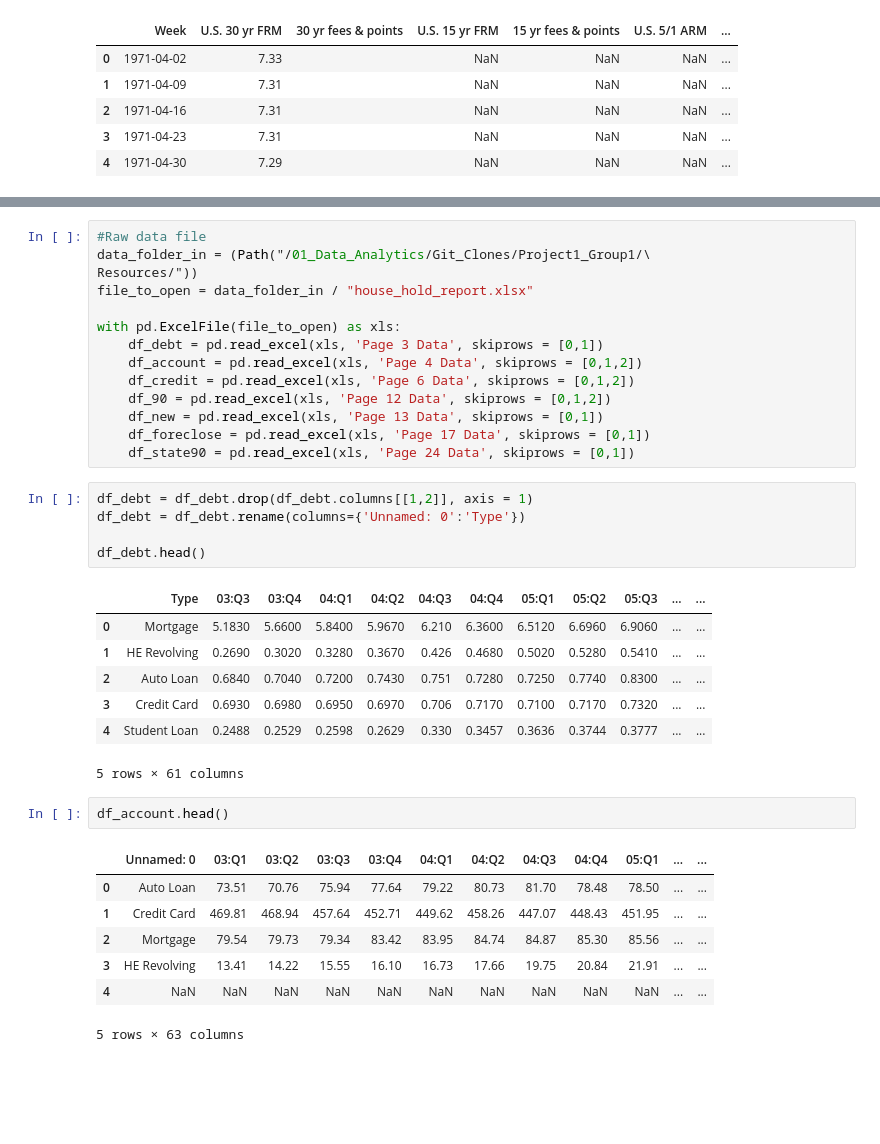
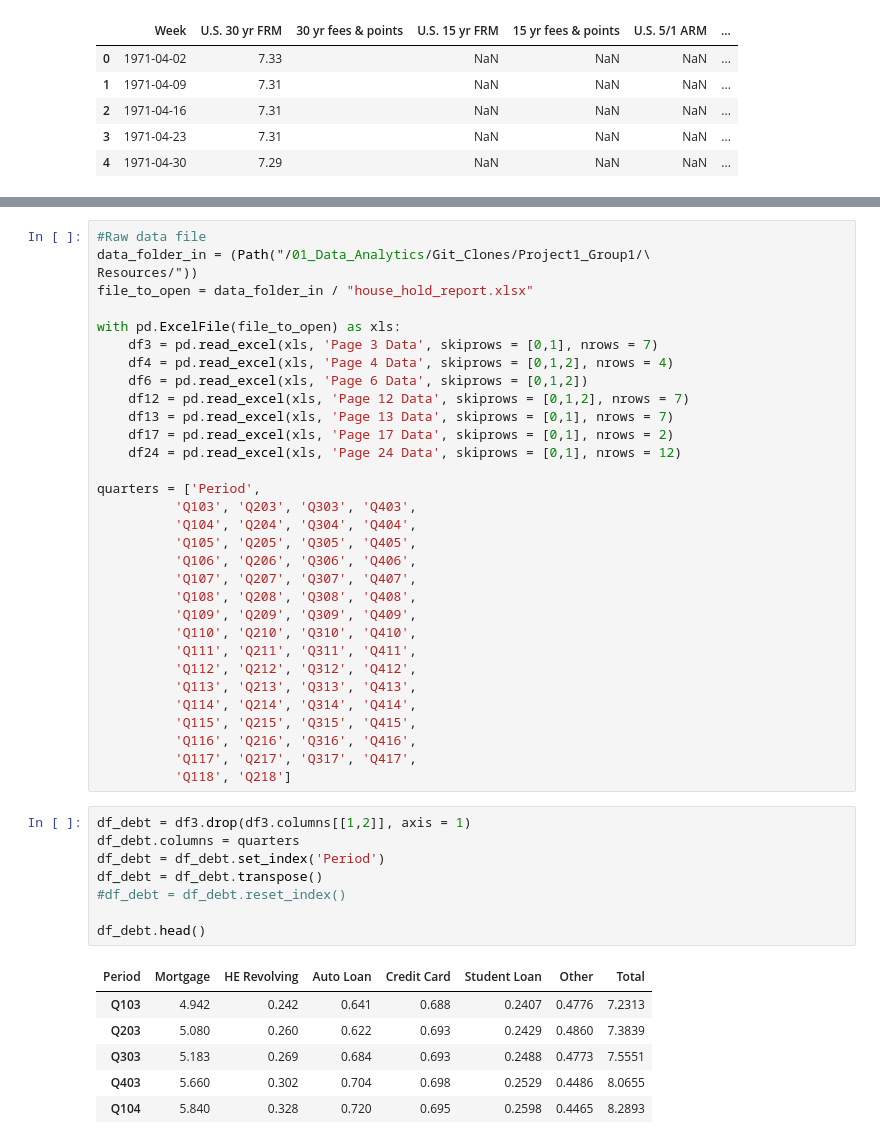
Before and after one commit to bowielh/Project1_Group1, a Jupyter notebook: Housing_Bubble.ipynb, the cells around one changed output, grey strips where cells are left out. Drawn from its saved outputs; the diff is of its cells as text; blank space fills up the shorter version.

Commit message:
Finish dataframe formatting and begin charting.

```diff
--- a/Housing_Bubble.ipynb
+++ b/Housing_Bubble.ipynb
@@ -52,33 +52,43 @@ Resources/"))
 file_to_open = data_folder_in / "house_hold_report.xlsx"
 
 with pd.ExcelFile(file_to_open) as xls:
-    df_debt = pd.read_excel(xls, 'Page 3 Data', skiprows = [0,1])
-    df_account = pd.read_excel(xls, 'Page 4 Data', skiprows = [0,1,2])
-    df_credit = pd.read_excel(xls, 'Page 6 Data', skiprows = [0,1,2])
-    df_90 = pd.read_excel(xls, 'Page 12 Data', skiprows = [0,1,2])
-    df_new = pd.read_excel(xls, 'Page 13 Data', skiprows = [0,1])
-    df_foreclose = pd.read_excel(xls, 'Page 17 Data', skiprows = [0,1])
-    df_state90 = pd.read_excel(xls, 'Page 24 Data', skiprows = [0,1])
+    df3 = pd.read_excel(xls, 'Page 3 Data', skiprows = [0,1], nrows = 7)
+    df4 = pd.read_excel(xls, 'Page 4 Data', skiprows = [0,1,2], nrows = 4)
+    df6 = pd.read_excel(xls, 'Page 6 Data', skiprows = [0,1,2])
+    df12 = pd.read_excel(xls, 'Page 12 Data', skiprows = [0,1,2], nrows = 7)
+    df13 = pd.read_excel(xls, 'Page 13 Data', skiprows = [0,1], nrows = 7)
+    df17 = pd.read_excel(xls, 'Page 17 Data', skiprows = [0,1], nrows = 2)
+    df24 = pd.read_excel(xls, 'Page 24 Data', skiprows = [0,1], nrows = 12)
+
+quarters = ['Period',
+          'Q103', 'Q203', 'Q303', 'Q403',
+          'Q104', 'Q204', 'Q304', 'Q404',
+          'Q105', 'Q205', 'Q305', 'Q405',
+          'Q106', 'Q206', 'Q306', 'Q406',
+          'Q107', 'Q207', 'Q307', 'Q407',
+          'Q108', 'Q208', 'Q308', 'Q408',
+          'Q109', 'Q209', 'Q309', 'Q409',
+          'Q110', 'Q210', 'Q310', 'Q410',
+          'Q111', 'Q211', 'Q311', 'Q411',
+          'Q112', 'Q212', 'Q312', 'Q412',
+          'Q113', 'Q213', 'Q313', 'Q413',
+          'Q114', 'Q214', 'Q314', 'Q414',
+          'Q115', 'Q215', 'Q315', 'Q415',
+          'Q116', 'Q216', 'Q316', 'Q416',
+          'Q117', 'Q217', 'Q317', 'Q417',
+          'Q118', 'Q218']
 # %%
-df_debt = df_debt.drop(df_debt.columns[[1,2]], axis = 1)
-df_debt = df_debt.rename(columns={'Unnamed: 0':'Type'})
+df_debt = df3.drop(df3.columns[[1,2]], axis = 1)
+df_debt.columns = quarters
+df_debt = df_debt.set_index('Period')
+df_debt = df_debt.transpose()
+#df_debt = df_debt.reset_index()
 
 df_debt.head()
 # %% [output]
-|  | Type | 03:Q3 | 03:Q4 | 04:Q1 | 04:Q2 | 04:Q3 | 04:Q4 | 05:Q1 | 05:Q2 | 05:Q3 | ... | ... |
-| 0 | Mortgage | 5.1830 | 5.6600 | 5.8400 | 5.9670 | 6.210 | 6.3600 | 6.5120 | 6.6960 | 6.9060 | ... | ... |
-| 1 | HE Revolving | 0.2690 | 0.3020 | 0.3280 | 0.3670 | 0.426 | 0.4680 | 0.5020 | 0.5280 | 0.5410 | ... | ... |
-| 2 | Auto Loan | 0.6840 | 0.7040 | 0.7200 | 0.7430 | 0.751 | 0.7280 | 0.7250 | 0.7740 | 0.8300 | ... | ... |
-| 3 | Credit Card | 0.6930 | 0.6980 | 0.6950 | 0.6970 | 0.706 | 0.7170 | 0.7100 | 0.7170 | 0.7320 | ... | ... |
-| 4 | Student Loan | 0.2488 | 0.2529 | 0.2598 | 0.2629 | 0.330 | 0.3457 | 0.3636 | 0.3744 | 0.3777 | ... | ... |
+| Period | Mortgage | HE Revolving | Auto Loan | Credit Card | Student Loan | Other | Total |
+| Q103 | 4.942 | 0.242 | 0.641 | 0.688 | 0.2407 | 0.4776 | 7.2313 |
+| Q203 | 5.080 | 0.260 | 0.622 | 0.693 | 0.2429 | 0.4860 | 7.3839 |
+| Q303 | 5.183 | 0.269 | 0.684 | 0.693 | 0.2488 | 0.4773 | 7.5551 |
+| Q403 | 5.660 | 0.302 | 0.704 | 0.698 | 0.2529 | 0.4486 | 8.0655 |
+| Q104 | 5.840 | 0.328 | 0.720 | 0.695 | 0.2598 | 0.4465 | 8.2893 |
-5 rows × 61 columns
-# %%
-df_account.head()
-# %% [output]
-|  | Unnamed: 0 | 03:Q1 | 03:Q2 | 03:Q3 | 03:Q4 | 04:Q1 | 04:Q2 | 04:Q3 | 04:Q4 | 05:Q1 | ... | ... |
-| 0 | Auto Loan | 73.51 | 70.76 | 75.94 | 77.64 | 79.22 | 80.73 | 81.70 | 78.48 | 78.50 | ... | ... |
-| 1 | Credit Card | 469.81 | 468.94 | 457.64 | 452.71 | 449.62 | 458.26 | 447.07 | 448.43 | 451.95 | ... | ... |
-| 2 | Mortgage | 79.54 | 79.73 | 79.34 | 83.42 | 83.95 | 84.74 | 84.87 | 85.30 | 85.56 | ... | ... |
-| 3 | HE Revolving | 13.41 | 14.22 | 15.55 | 16.10 | 16.73 | 17.66 | 19.75 | 20.84 | 21.91 | ... | ... |
-| 4 | NaN | NaN | NaN | NaN | NaN | NaN | NaN | NaN | NaN | NaN | ... | ... |
-5 rows × 63 columns
```
Also changed, not shown: parts of 13 cells of this notebook.
